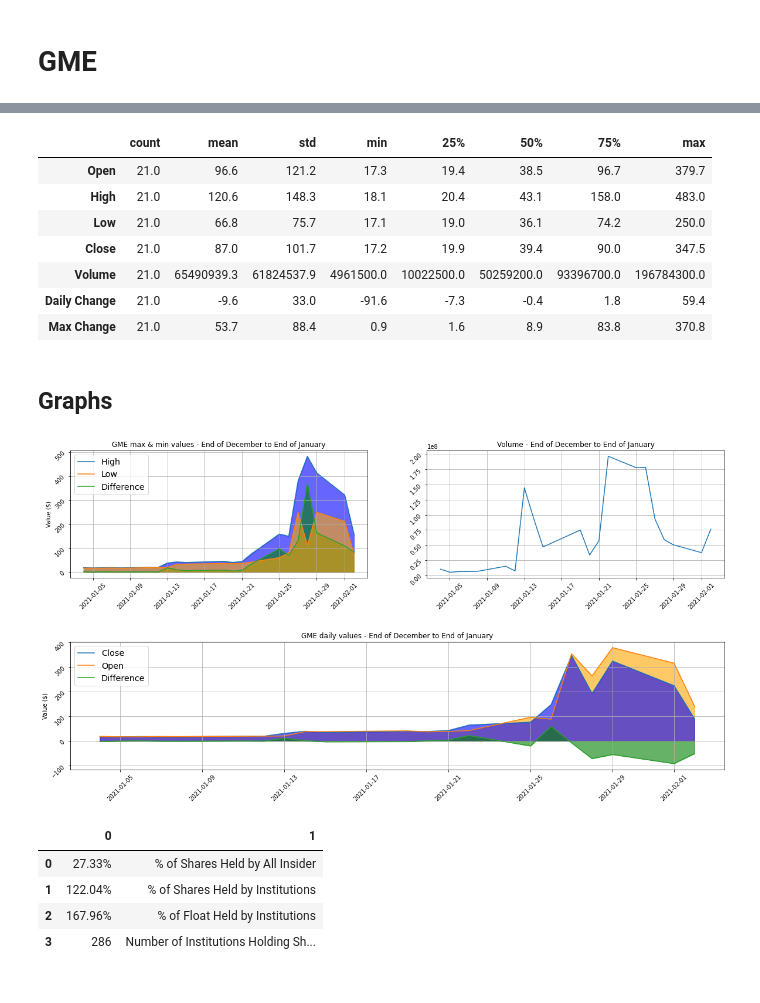
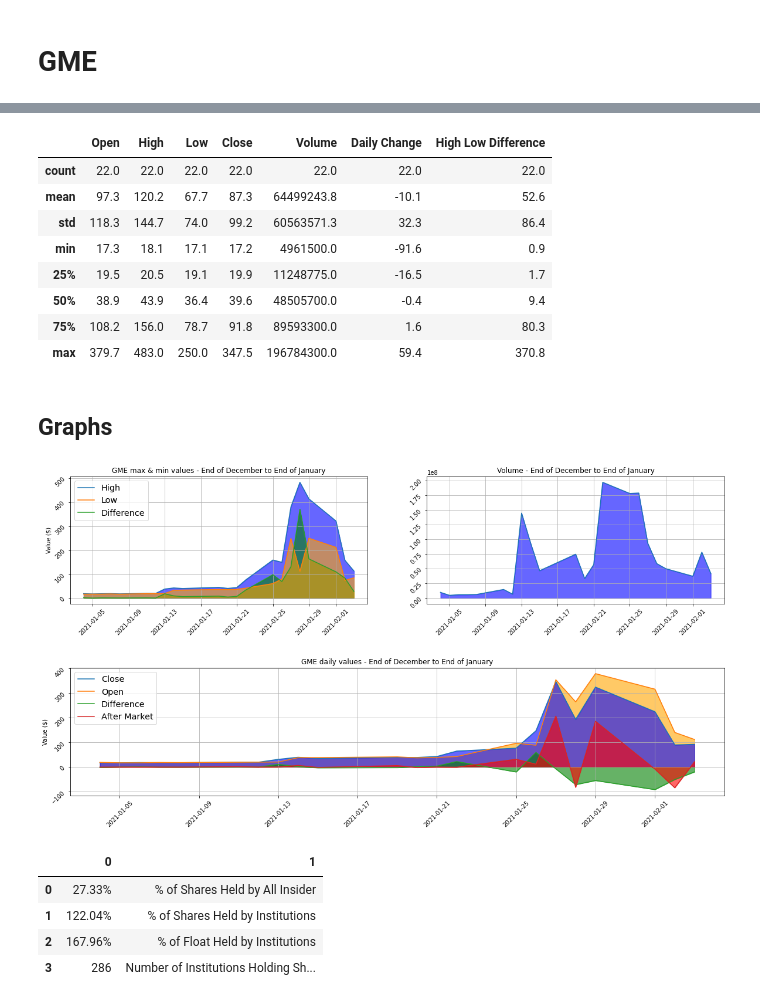
Before and after one commit to The-Short-Squeeze/GameStop-Data, a Jupyter notebook: gme-yfinance.ipynb, the cells around one changed output, grey strips where cells are left out. Cells and saved outputs as stored; diff of their text form; code cells hidden in the pictures.

Commit message:
add more data, code clean up, and comments

```diff
--- a/gme-yfinance.ipynb
+++ b/gme-yfinance.ipynb
@@ -61,13 +63,13 @@ Summary: GameStop Corp. operates as a multichannel video game, consumer electron
 hist = gme.history(period="1mo")
 clean_hist = hist.drop(['Dividends', 'Stock Splits'], axis=1)
 
-difference = clean_hist['Close'] - clean_hist['Open']
-difference.to_frame()
+clean_hist["Daily Change"] = clean_hist['Close'] - clean_hist['Open']
 
-maxdifference = clean_hist['High'] - clean_hist['Low']
-maxdifference.to_frame()
+clean_hist["High Low Difference"] = clean_hist['High'] - clean_hist['Low']
 
-clean_hist = pd.concat([clean_hist,difference,maxdifference],axis=1)
-clean_hist = clean_hist.rename(columns={0:"Daily Change",1:"Max Change"})
+clean_hist["After Market Change"] = 0.0
+for i in range(len(clean_hist)-1):
+    clean_hist["After Market Change"][i+1] = clean_hist["Open"][i+1] - clean_hist["Close"][i]
+
 clean_hist
 # %% [output]
@@ -92,15 +94,16 @@ clean_hist
 # %%
 # Get stats
-clean_hist.describe().round(1).T
+clean_hist.describe().round(1)
 # %% [output]
-|  | count | mean | std | min | 25% | 50% | 75% | max |
-| Open | 21.0 | 96.6 | 121.2 | 17.3 | 19.4 | 38.5 | 96.7 | 379.7 |
-| High | 21.0 | 120.6 | 148.3 | 18.1 | 20.4 | 43.1 | 158.0 | 483.0 |
-| Low | 21.0 | 66.8 | 75.7 | 17.1 | 19.0 | 36.1 | 74.2 | 250.0 |
-| Close | 21.0 | 87.0 | 101.7 | 17.2 | 19.9 | 39.4 | 90.0 | 347.5 |
-| Volume | 21.0 | 65490939.3 | 61824537.9 | 4961500.0 | 10022500.0 | 50259200.0 | 93396700.0 | 196784300.0 |
-| Daily Change | 21.0 | -9.6 | 33.0 | -91.6 | -7.3 | -0.4 | 1.8 | 59.4 |
-| Max Change | 21.0 | 53.7 | 88.4 | 0.9 | 1.6 | 8.9 | 83.8 | 370.8 |
+|  | Open | High | Low | Close | Volume | Daily Change | High Low Difference |
+| count | 22.0 | 22.0 | 22.0 | 22.0 | 22.0 | 22.0 | 22.0 |
+| mean | 97.3 | 120.2 | 67.7 | 87.3 | 64499243.8 | -10.1 | 52.6 |
+| std | 118.3 | 144.7 | 74.0 | 99.2 | 60563571.3 | 32.3 | 86.4 |
+| min | 17.3 | 18.1 | 17.1 | 17.2 | 4961500.0 | -91.6 | 0.9 |
+| 25% | 19.5 | 20.5 | 19.1 | 19.9 | 11248775.0 | -16.5 | 1.7 |
+| 50% | 38.9 | 43.9 | 36.4 | 39.6 | 48505700.0 | -0.4 | 9.4 |
+| 75% | 108.2 | 156.0 | 78.7 | 91.8 | 89593300.0 | 1.6 | 80.3 |
+| max | 379.7 | 483.0 | 250.0 | 347.5 | 196784300.0 | 59.4 | 370.8 |
 # %% [markdown]
 ## Graphs
 # %%
@@ -114,36 +117,39 @@ ax3=fig.add_subplot(gs[1,:])
 
 ax1.plot(clean_hist["High"],label="High")
 ax1.plot(clean_hist["Low"],label="Low")
-ax1.plot(clean_hist["Max Change"],label="Difference")
+ax1.plot(clean_hist["High Low Difference"],label="Difference")
 ax1.fill_between(clean_hist.index.tolist(),clean_hist["High"],0,color="blue",alpha=0.6)
-ax1.fill_between(clean_hist.index.tolist(),clean_hist["Max Change"],0,color="green",alpha=0.6)
+ax1.fill_between(clean_hist.index.tolist(),clean_hist["High Low Difference"],0,color="green",alpha=0.6)
 ax1.fill_between(clean_hist.index.tolist(),clean_hist["Low"],0,color="orange",alpha=0.6)
 
 ax1.set_title("GME max & min values - End of December to End of January")
 ax1.set(ylabel="Value ($)")
 ax1.grid()
 ax1.legend(fontsize='x-large')
 ax1.tick_params(labelrotation=45)
 
 ax2.plot(clean_hist["Volume"])
+ax2.fill_between(clean_hist.index.tolist(),clean_hist["Volume"],0,color="blue",alpha=0.6)
 ax2.grid()
 ax2.set_title("Volume - End of December to End of January")
 ax2.tick_params(labelrotation=45)
 
 ax3.plot(clean_hist["Close"],label="Close")
 ax3.plot(clean_hist["Open"],label="Open")
 ax3.plot(clean_hist["Daily Change"],label="Difference")
+ax3.plot(clean_hist["After Market Change"],label="After Market")
 ax3.fill_between(clean_hist.index.tolist(),clean_hist["Open"],0,color="orange",alpha=0.6)
 ax3.fill_between(clean_hist.index.tolist(),clean_hist["Close"],0,color="blue",alpha=0.6)
 ax3.fill_between(clean_hist.index.tolist(),clean_hist["Daily Change"],0,color="green",alpha=0.6)
+ax3.fill_between(clean_hist.index.tolist(),clean_hist["After Market Change"],0,color="red",alpha=0.6)
 
 ax3.grid()
 ax3.set_title("GME daily values - End of December to End of January")
 ax3.set(ylabel="Value ($)")
 ax3.legend(fontsize='x-large')
 ax3.tick_params(labelrotation=45)
 # %% [output]
-[figure, old version]
+[figure, new version]
 # %%
 # Get major holders
 major_holder_df = gme.major_holders
```
Also changed, not shown: parts of 6 cells of this notebook.
